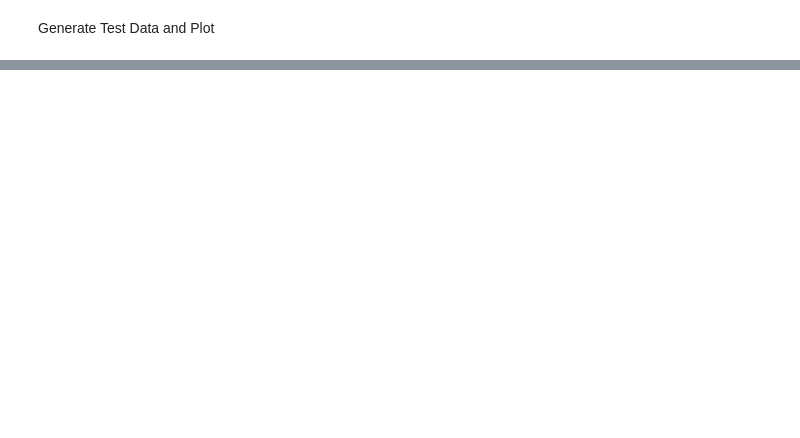
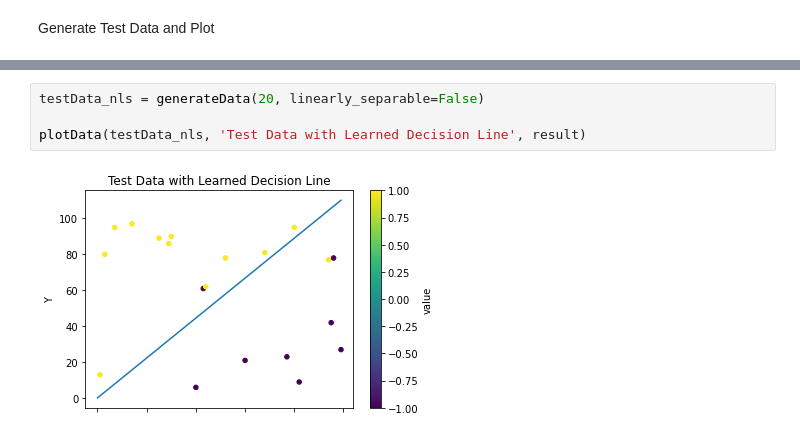
Before and after one commit to LioraW/PLA-Algorithm, a Jupyter notebook: project1.ipynb, the cells around one changed output, grey strips where cells are left out. Saved outputs shown, nothing was run; the diff lists cells and outputs as text; blank space fills up the shorter version.

```diff
--- a/project1.ipynb
+++ b/project1.ipynb
@@ -139,0 +157,6 @@ plotData(testData, 'Test Data with Learned Decision Line', result)
+# %%
+testData_nls = generateData(20, linearly_separable=False)
+
+plotData(testData_nls, 'Test Data with Learned Decision Line', result)
+# %% [output]
+[figure, added]
```
Also changed, not shown: parts of 9 cells of this notebook.
